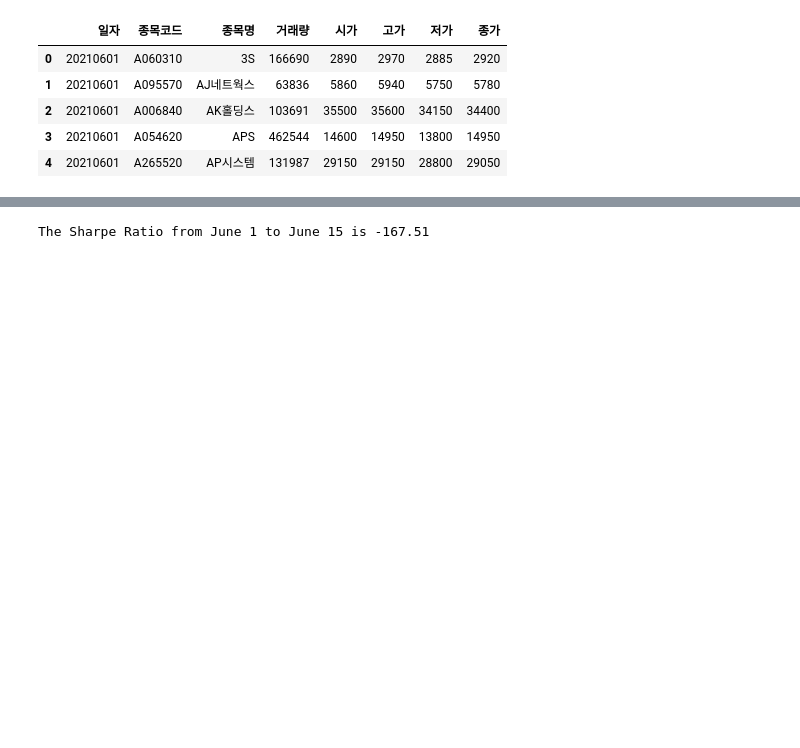
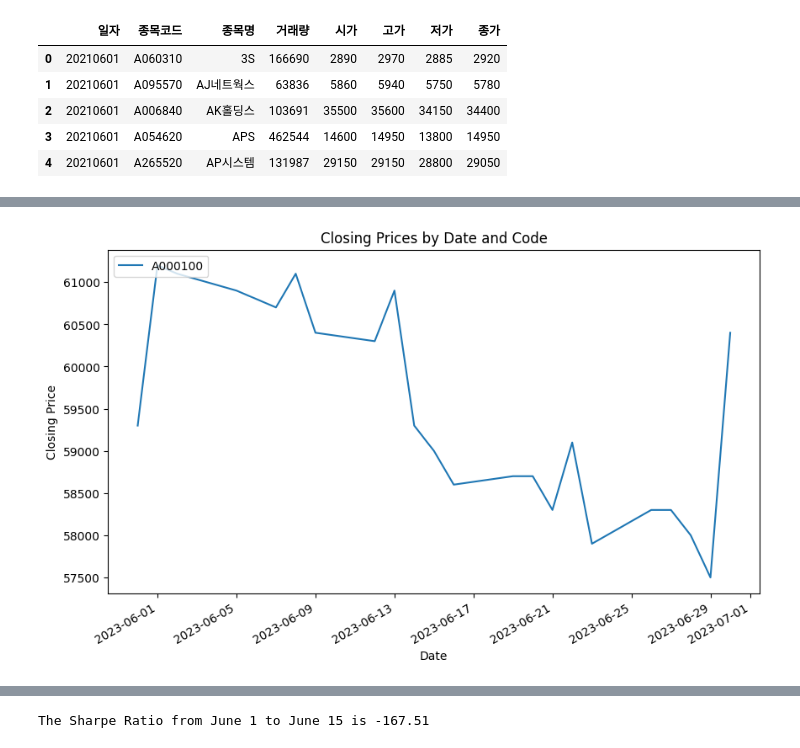
Before and after one commit to DoSungjin/Dacon_stock_price_prediction, a Jupyter notebook: BASELINE/data_rangling.ipynb, the cells around one changed output, grey strips where cells are left out. Cells and saved outputs as stored; diff of their text form; code cells hidden in the pictures; blank space fills up the shorter version.

```diff
--- a/BASELINE/data_rangling.ipynb
+++ b/BASELINE/data_rangling.ipynb
@@ -84,0 +80,10 @@ df.head()
+# %%
+# Plot the closing prices
+pivot_df[pivot_df.columns[5]].plot(figsize=(10, 6))
+plt.title('Closing Prices by Date and Code')
+plt.xlabel('Date')
+plt.ylabel('Closing Price')
+plt.legend(loc='upper left')
+plt.show()
+# %% [output]
+[figure, added]
```
Also changed, not shown: parts of 24 cells of this notebook, 4 other files.
